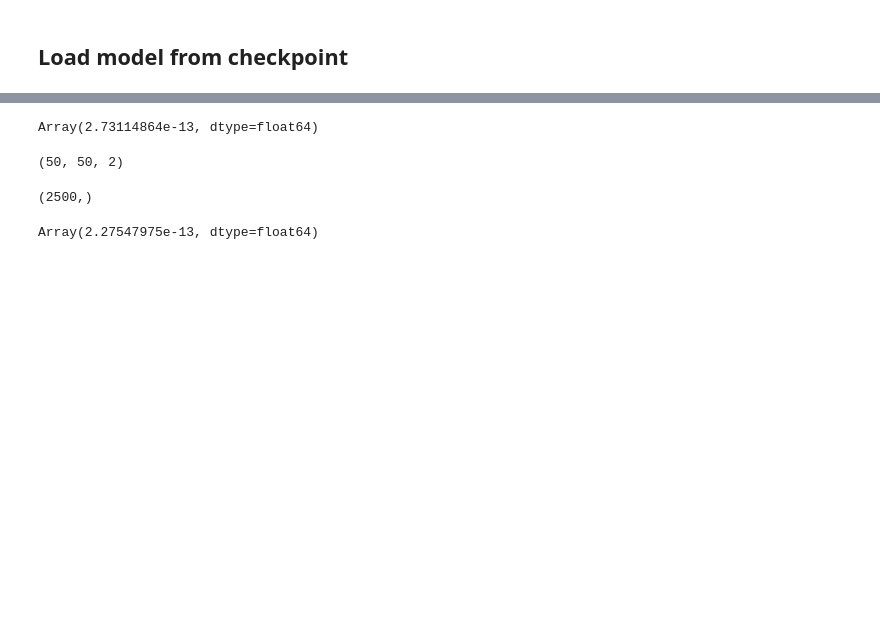
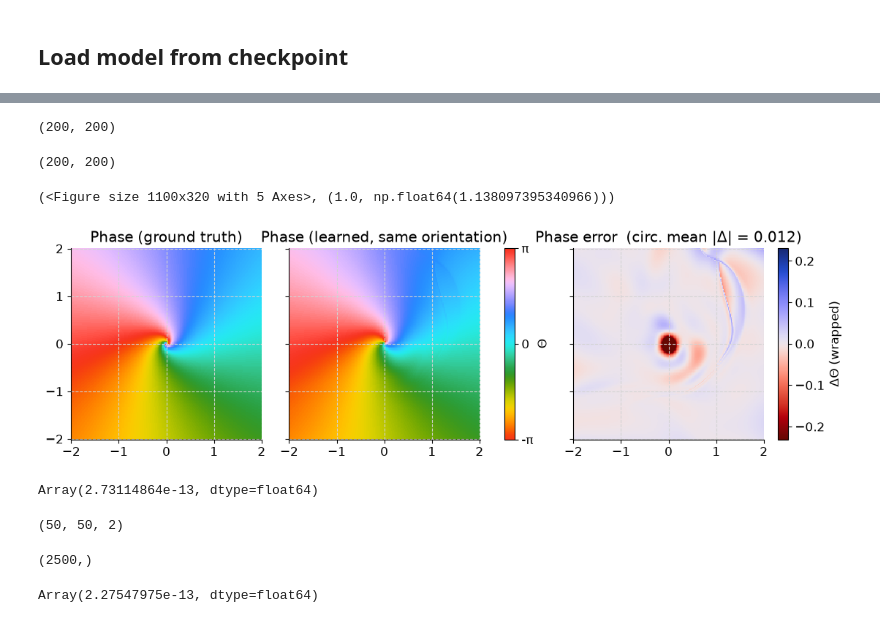
Before and after one commit to Jhko725/deep_isochron, a Jupyter notebook: prototype.ipynb, the cells around one changed output, grey strips where cells are left out. Cells and saved outputs as stored; diff of their text form; code cells hidden in the pictures; blank space fills up the shorter version.

```diff
--- a/prototype.ipynb
+++ b/prototype.ipynb
@@ -263,0 +265,13 @@ Text(0.5, 1.0, 'Model latent space')
+# %%
+x_grid, y_grid = jnp.linspace(-2.0, 2.0, 200), jnp.linspace(-2.0, 2.0, 200)
+grid = jnp.stack(jnp.meshgrid(x_grid, y_grid), axis=-1)
+phase_pred = eqx.filter_vmap(eqx.filter_vmap(model_trained.phase))(grid)
+phase_pred.shape
+# %% [output]
+(200, 200)
+# %%
+ode_true = WinfreeNormalForm(a=-0.25, w=-0.5)
+phase_true = eqx.filter_vmap(eqx.filter_vmap(ode_true.phase))(grid)
+phase_true.shape
+# %% [output]
+(200, 200)
@@ -264,3 +333,8 @@ Text(0.5, 1.0, 'Model latent space')
+# %%
+plot_phase_comparison(grid, phase_pred, phase_true)
+# %% [output]
+(<Figure size 1100x320 with 5 Axes>, (1.0, np.float64(1.138097395340966)))
+[figure, added]
 # %%
 u_train_ae = eqx.filter_vmap(
     lambda x: model_trained.bijection.inverse(model_trained.bijection(x))
```
Also changed, not shown: parts of 8 cells of this notebook, 1 other file.
